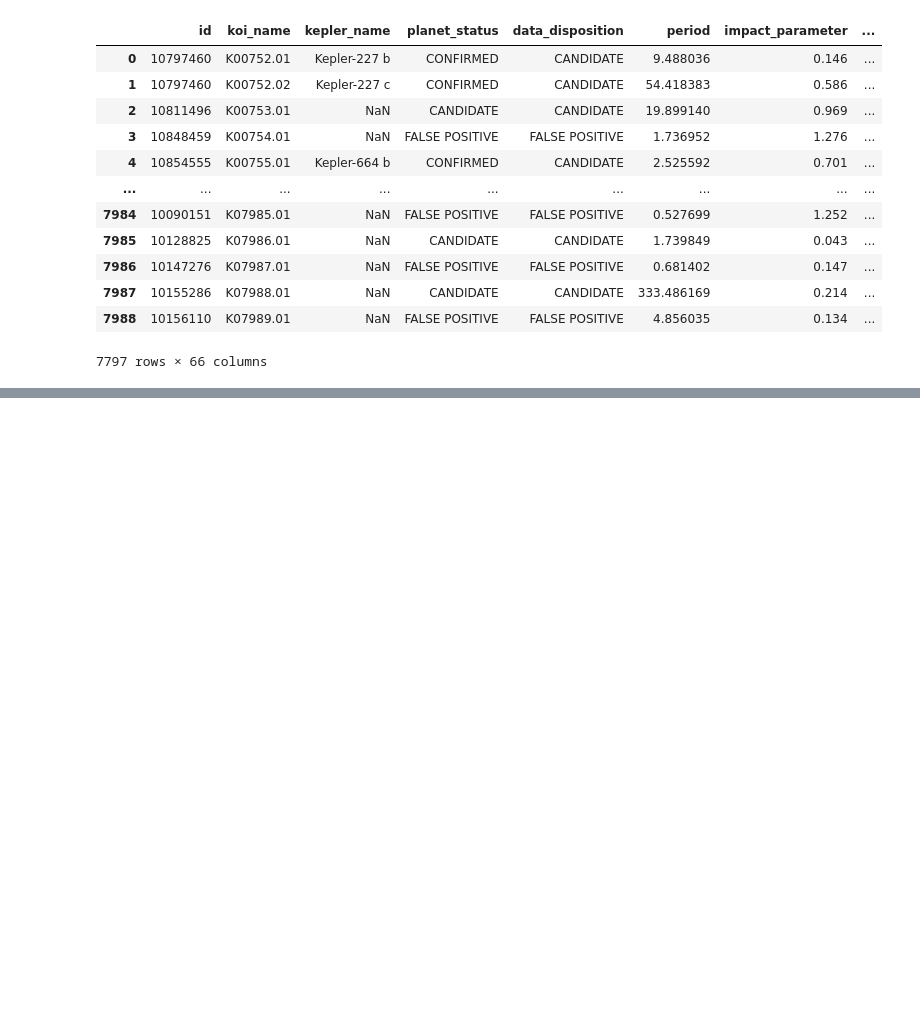
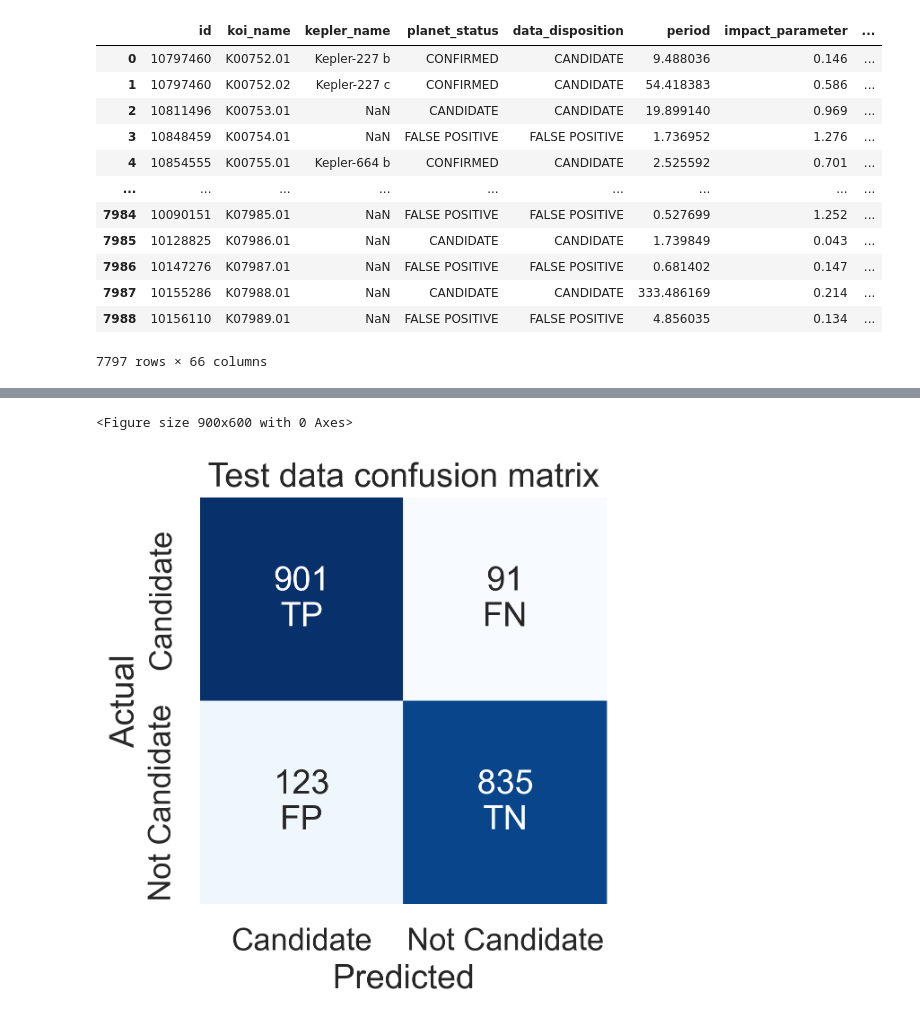
Before and after one commit to nathaniel-speiser/exoplanet-classification, a Jupyter notebook: Final Model tuning.ipynb, the cells around one changed output, grey strips where cells are left out. Cells and saved outputs as stored; diff of their text form; code cells hidden in the pictures; blank space fills up the shorter version.

```diff
--- a/Final Model tuning.ipynb
+++ b/Final Model tuning.ipynb
@@ -164,0 +254,2 @@ Mean validation roc_auc: 0.954
+# %%
+final_features = best_feats+err_proportions
@@ -164,0 +276,12 @@ Mean validation roc_auc: 0.954
+# %%
+X = data_with_err[final_features]
+y = data_with_err['disposition_num']
+X_train, X_test, y_train, y_test = train_test_split(X,y, test_size = .25)
+
+final_model = xgb.XGBClassifier(n_estimators=50000,max_depth = 6,eta = 0.025,objective='binary:logistic',
+                          min_child_weight=1,subsample = 1,colsample_bytree=.8,use_label_encoder=False)
+
+eval_set=[(X_test, y_test)]
+final_model.fit(X_train, y_train, eval_set=eval_set, eval_metric='error', early_stopping_rounds=50, verbose=False);
+# %%
+y_pred = final_model.predict(X_test)
@@ -164,0 +299,21 @@ Mean validation roc_auc: 0.954
+# %%
+plt.figure(dpi=150)
+cm = confusion_matrix(y_test, y_pred)
+cm=np.rot90(cm, k=2)
+plt.figure(dpi=150)
+annot = [[1,1],[1,1]]
+annot[0][0] = str(cm[0,0])+'\nTP'
+annot[0][1] = str(cm[0,1])+'\nFN'
+annot[1][0] = str(cm[1,0])+'\nFP'
+annot[1][1] = str(cm[1,1])+'\nTN'
+sns.heatmap(cm, cmap = plt.cm.Blues, annot=annot, fmt = '', square=True,cbar = False,
+           xticklabels=['Candidate','Not Candidate'],
+           yticklabels=['Candidate','Not Candidate'])
+plt.yticks(va='center')
+plt.xlabel('Predicted')
+plt.ylabel('Actual')
+plt.title('Test data confusion matrix')
+plt.show()
+# %% [output]
+<Figure size 900x600 with 0 Axes>
+[figure, added]
```
Also changed, not shown: parts of 33 cells of this notebook, 2 other files.
